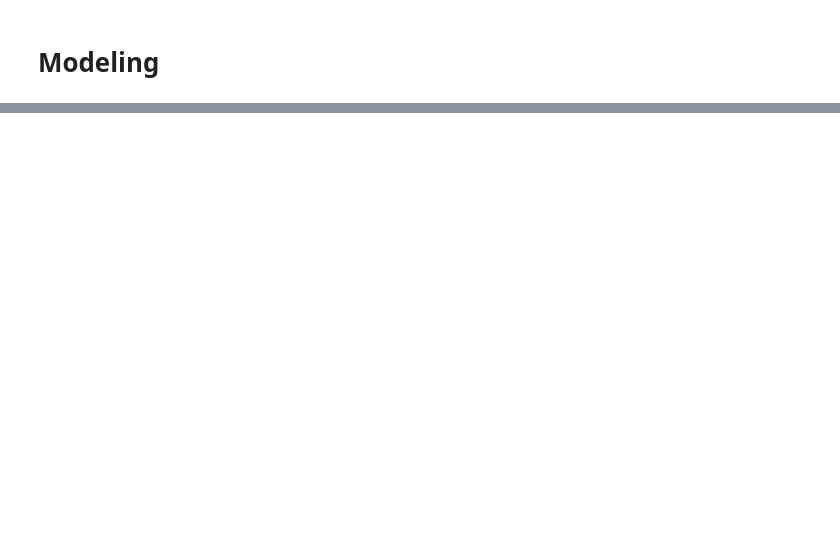
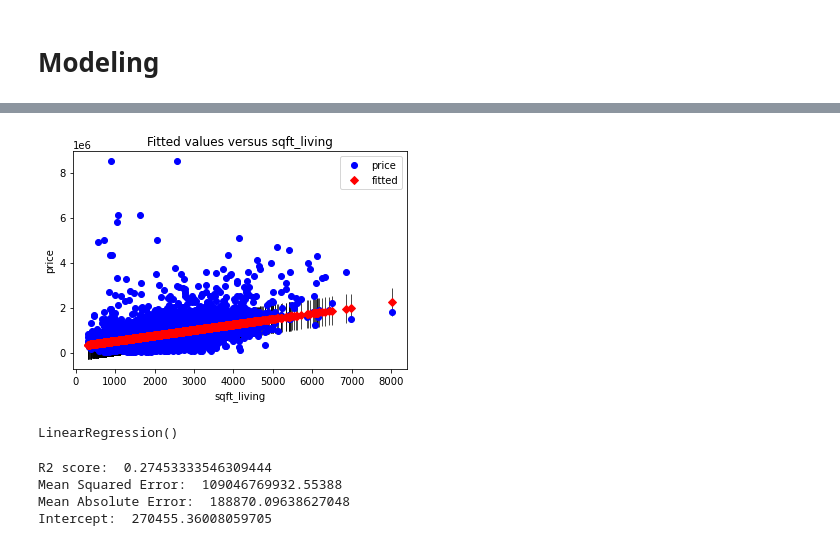
Before and after one commit to adammarianacci/Real_Estate_Analysis, a Jupyter notebook: notebook.ipynb, the cells around one changed output, grey strips where cells are left out. Cells and saved outputs as stored; diff of their text form; code cells hidden in the pictures; blank space fills up the shorter version.

```diff
--- a/notebook.ipynb
+++ b/notebook.ipynb
@@ -451,0 +521,5 @@ import statsmodels.api as sm
+# %%
+sm.graphics.plot_fit(results, "sqft_living")
+plt.show()
+# %% [output]
+[figure, added]
@@ -451,0 +536,4 @@ import statsmodels.api as sm
+# %%
+lr.fit(X_train, y_train)
+# %% [output]
+LinearRegression()
@@ -451,0 +546,23 @@ import statsmodels.api as sm
+# %%
+from sklearn.metrics import r2_score, mean_squared_error, mean_absolute_error
+
+# Evaluate the performance of the model
+#R2: variance of the dependent variable, how well the model fits the data.
+r2 = r2_score(y_test, y_pred)
+#MSE: average squared distance between the predicted and actual values. Lower is better.
+mse = mean_squared_error(y_test, y_pred)
+#MAE: average absolute distance between the predicted and actual values. Lower is better.
+mae = mean_absolute_error(y_test, y_pred)
+#Intercept: starting point of the regression line on the y-axis.
+#value of the dependent variable (target) when the independent variables (features) are zero.
+intercept = lr.intercept_
+
+print("R2 score: ", r2)
+print("Mean Squared Error: ", mse)
+print("Mean Absolute Error: ", mae)
+print("Intercept: ", intercept)
+# %% [output]
+R2 score:  0.27453333546309444
+Mean Squared Error:  109046769932.55388
+Mean Absolute Error:  188870.09638627048
+Intercept:  270455.36008059705
```
Also changed, not shown: parts of 29 cells of this notebook.
